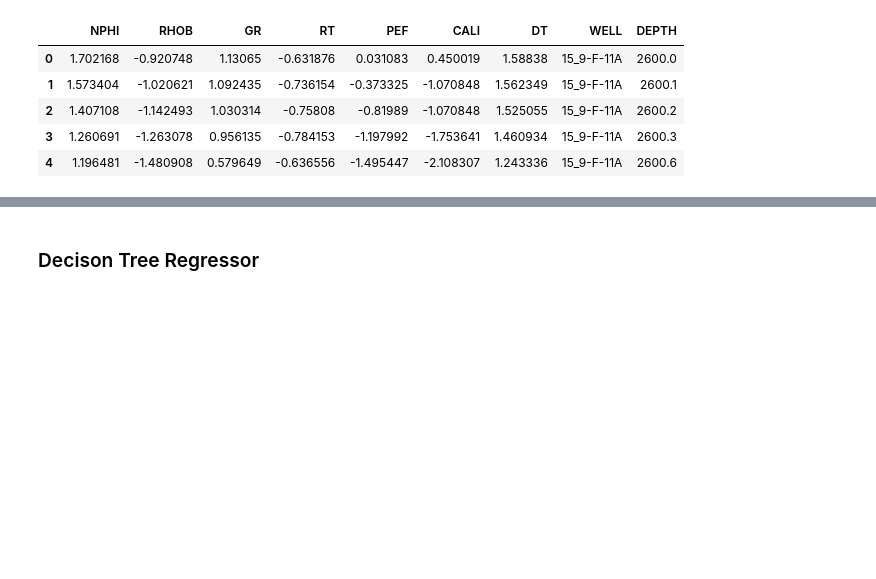
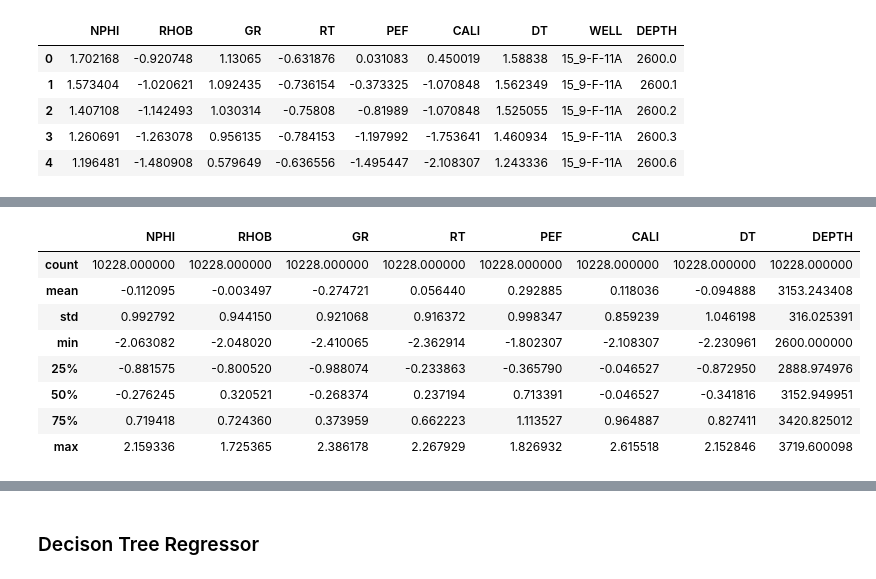
Before and after one commit to OrionXV/-Volve-Well-Log-Prediction, a Jupyter notebook: notebooks/GANaugment.ipynb, the cells around one changed output, grey strips where cells are left out. Drawn from its saved outputs; the diff is of its cells as text; code cells hidden in the pictures; blank space fills up the shorter version.

```diff
--- a/notebooks/GANaugment.ipynb
+++ b/notebooks/GANaugment.ipynb
@@ -428,0 +482,12 @@ synthetic_data = generate_synthetic_data(generator, 100)
+# %%
+df_gen1.drop('WELL', axis = 1). apply(lambda x: x.astype('float32')).describe()
+# %% [output]
+|  | NPHI | RHOB | GR | RT | PEF | CALI | DT | DEPTH |
+| count | 10228.000000 | 10228.000000 | 10228.000000 | 10228.000000 | 10228.000000 | 10228.000000 | 10228.000000 | 10228.000000 |
+| mean | -0.112095 | -0.003497 | -0.274721 | 0.056440 | 0.292885 | 0.118036 | -0.094888 | 3153.243408 |
+| std | 0.992792 | 0.944150 | 0.921068 | 0.916372 | 0.998347 | 0.859239 | 1.046198 | 316.025391 |
+| min | -2.063082 | -2.048020 | -2.410065 | -2.362914 | -1.802307 | -2.108307 | -2.230961 | 2600.000000 |
+| 25% | -0.881575 | -0.800520 | -0.988074 | -0.233863 | -0.365790 | -0.046527 | -0.872950 | 2888.974976 |
+| 50% | -0.276245 | 0.320521 | -0.268374 | 0.237194 | 0.713391 | -0.046527 | -0.341816 | 3152.949951 |
+| 75% | 0.719418 | 0.724360 | 0.373959 | 0.662223 | 1.113527 | 0.964887 | 0.827411 | 3420.825012 |
+| max | 2.159336 | 1.725365 | 2.386178 | 2.267929 | 1.826932 | 2.615518 | 2.152846 | 3719.600098 |
```
Also changed, not shown: parts of 8 cells of this notebook.
